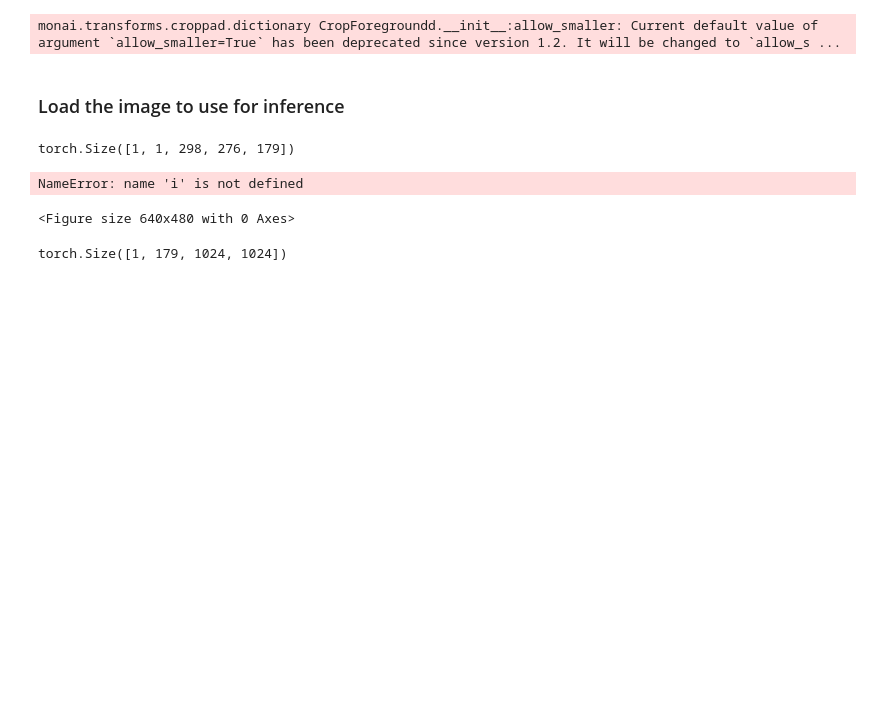
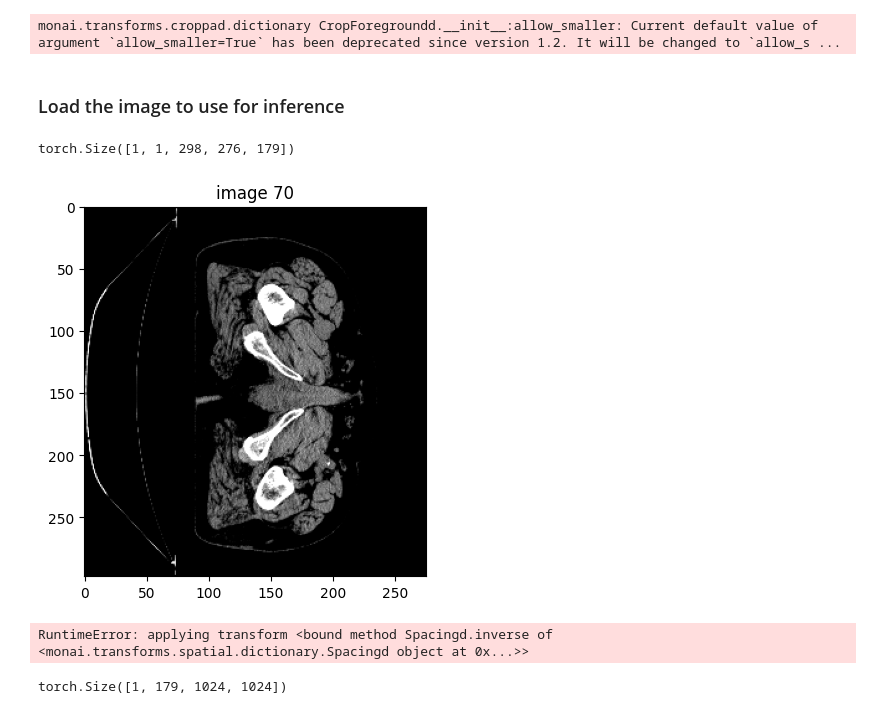
Before and after one commit to mohandemadx/Prostate-Metastasis-Segmentation-from-CT-images-using-Deep-Learning, a Jupyter notebook: notebooks/inference.ipynb, the cells around one changed output. Drawn from its saved outputs; the diff is of its cells as text; code cells hidden in the pictures; blank space fills up the shorter version.

```diff
--- a/notebooks/inference.ipynb
+++ b/notebooks/inference.ipynb
@@ -145,22 +145,23 @@ torch.Size([1, 1, 298, 276, 179])
 # %%
 import matplotlib.pyplot as plt
 
 slice_num = 70
 
 plt.figure("check")
-plt.title(f"image {slice_num+i}")
-plt.imshow(image.numpy()[0,0,:, :, slice_num+i], cmap="gray")
+plt.title(f"image {slice_num}")
+plt.imshow(image.numpy()[0,0,:, :, slice_num], cmap="gray")
 plt.show()
 
 # plt.figure("check")
 # plt.title(f"image {slice_num+i}")
 # plt.imshow(output.numpy()[0,slice_num+i, :, :], cmap="gray")
 # plt.show()
 # %% [output]
-NameError: name 'i' is not defined
-<Figure size 640x480 with 0 Axes>
+[figure, added]
 # %%
-output = preprocessing.inverse(image.squeeze(0))
+output = val_transforms.inverse(image.squeeze(0))
+# %% [output]
+RuntimeError: applying transform <bound method Spacingd.inverse of <monai.transforms.spatial.dictionary.Spacingd object at 0x...>>
 # %%
 output.size()
 # %% [output]
```
Also changed, not shown: 1 other file.
